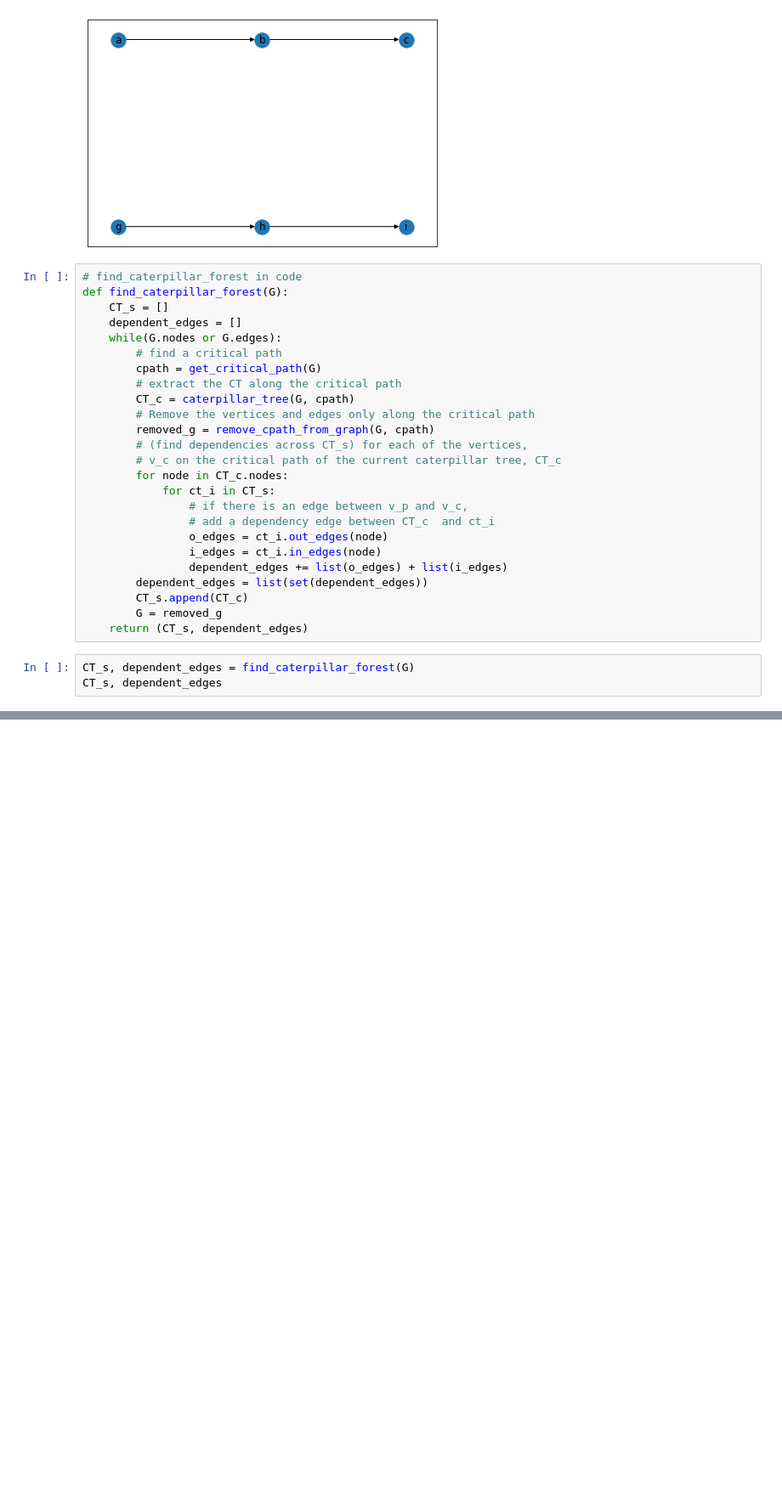
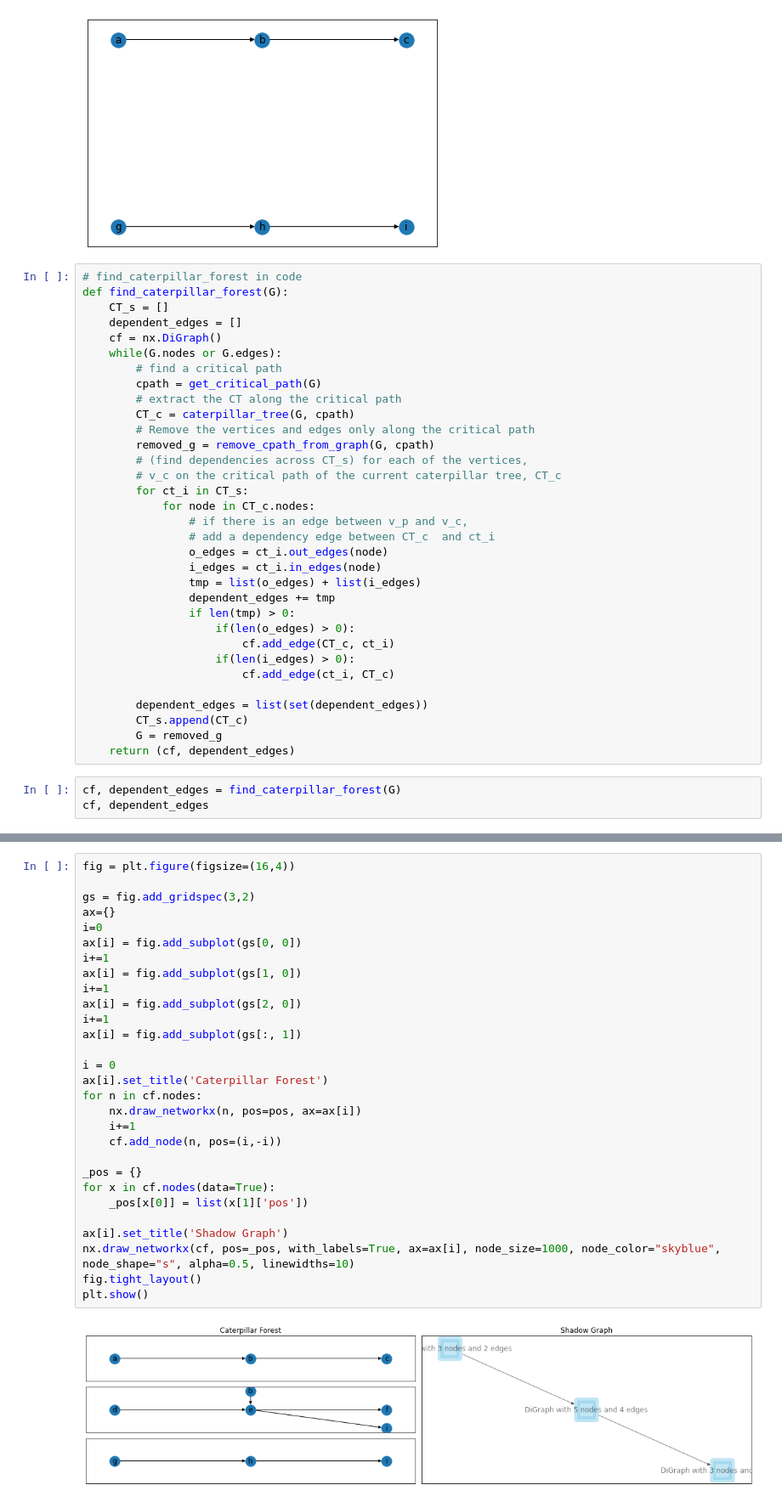
Before and after one commit to pnnl/datalife, a Jupyter notebook: scripts/caterpillar_forest.ipynb, the cells around one changed output, grey strips where cells are left out. Shown at 85% size. Cells and saved outputs as stored; diff of their text form; blank space fills up the shorter version.

Commit message:
shadow graph

```diff
--- a/scripts/caterpillar_forest.ipynb
+++ b/scripts/caterpillar_forest.ipynb
@@ -68,6 +68,7 @@ plt.show()
 def find_caterpillar_forest(G):
     CT_s = []
     dependent_edges = []
+    cf = nx.DiGraph()
     while(G.nodes or G.edges):
         # find a critical path
         cpath = get_critical_path(G)
@@ -77,18 +78,25 @@ def find_caterpillar_forest(G):
         removed_g = remove_cpath_from_graph(G, cpath)
         # (find dependencies across CT_s) for each of the vertices,
         # v_c on the critical path of the current caterpillar tree, CT_c
-        for node in CT_c.nodes:
-            for ct_i in CT_s:
+        for ct_i in CT_s:
+            for node in CT_c.nodes:
                 # if there is an edge between v_p and v_c,
                 # add a dependency edge between CT_c  and ct_i
                 o_edges = ct_i.out_edges(node)
                 i_edges = ct_i.in_edges(node)
-                dependent_edges += list(o_edges) + list(i_edges)
+                tmp = list(o_edges) + list(i_edges)
+                dependent_edges += tmp
+                if len(tmp) > 0:
+                    if(len(o_edges) > 0):
+                        cf.add_edge(CT_c, ct_i)
+                    if(len(i_edges) > 0):
+                        cf.add_edge(ct_i, CT_c)
+
         dependent_edges = list(set(dependent_edges))
         CT_s.append(CT_c)
         G = removed_g
-    return (CT_s, dependent_edges)
+    return (cf, dependent_edges)
 # %%
-CT_s, dependent_edges = find_caterpillar_forest(G)
-CT_s, dependent_edges
+cf, dependent_edges = find_caterpillar_forest(G)
+cf, dependent_edges
 # %% [output]
@@ -98 +104,32 @@ CT_s, dependent_edges
  [('e', 'i'), ('b', 'e')])
+# %%
+fig = plt.figure(figsize=(16,4))
+
+gs = fig.add_gridspec(3,2)
+ax={}
+i=0
+ax[i] = fig.add_subplot(gs[0, 0])
+i+=1
+ax[i] = fig.add_subplot(gs[1, 0])
+i+=1
+ax[i] = fig.add_subplot(gs[2, 0])
+i+=1
+ax[i] = fig.add_subplot(gs[:, 1])
+
+i = 0
+ax[i].set_title('Caterpillar Forest')
+for n in cf.nodes:
+    nx.draw_networkx(n, pos=pos, ax=ax[i])
+    i+=1
+    cf.add_node(n, pos=(i,-i))
+
+_pos = {}
+for x in cf.nodes(data=True):
+    _pos[x[0]] = list(x[1]['pos'])
+
+ax[i].set_title('Shadow Graph')
+nx.draw_networkx(cf, pos=_pos, with_labels=True, ax=ax[i], node_size=1000, node_color="skyblue", node_shape="s", alpha=0.5, linewidths=10)
+fig.tight_layout()
+plt.show()
+# %% [output]
+[figure, added]
```
Also changed, not shown: parts of 1 cell of this notebook, 1 other file.
